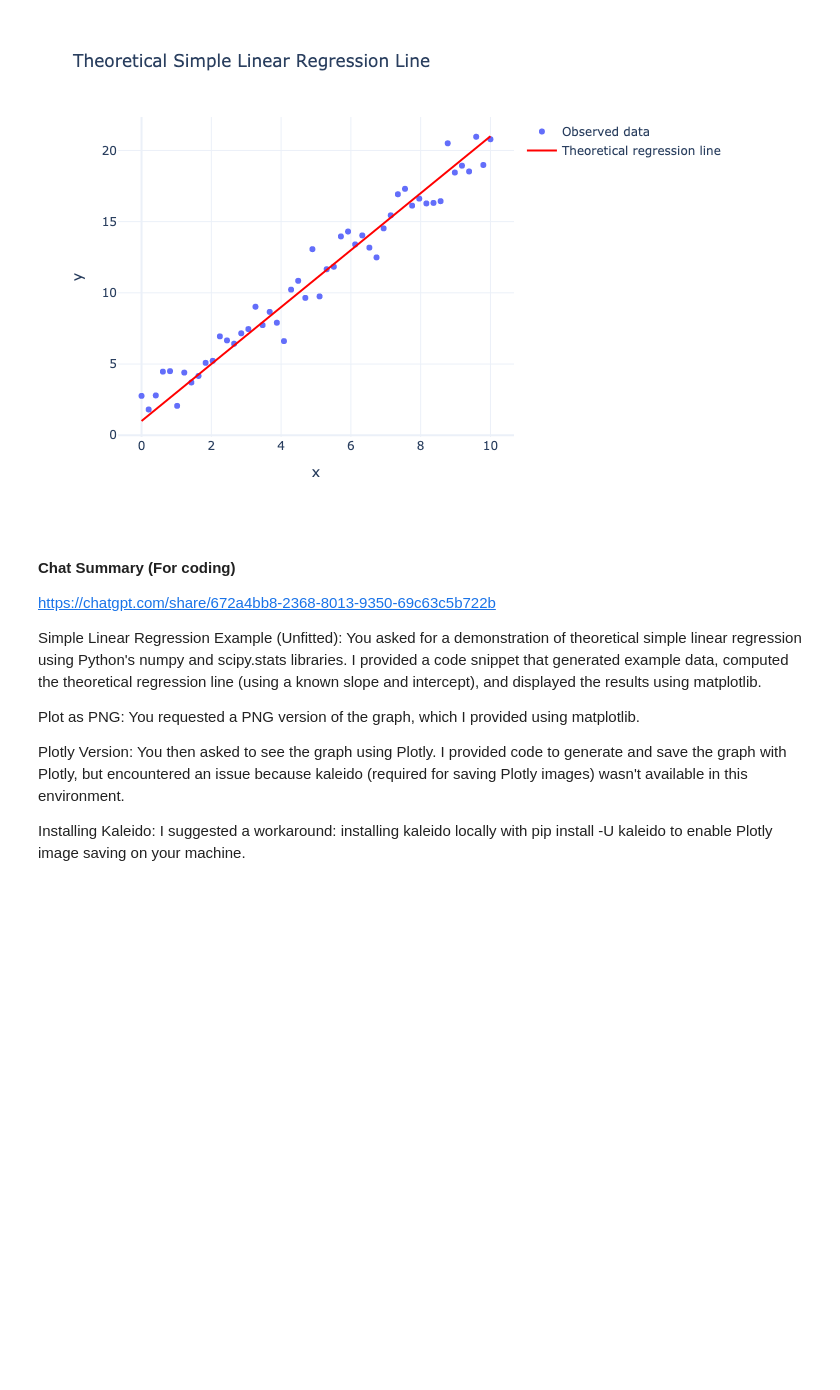
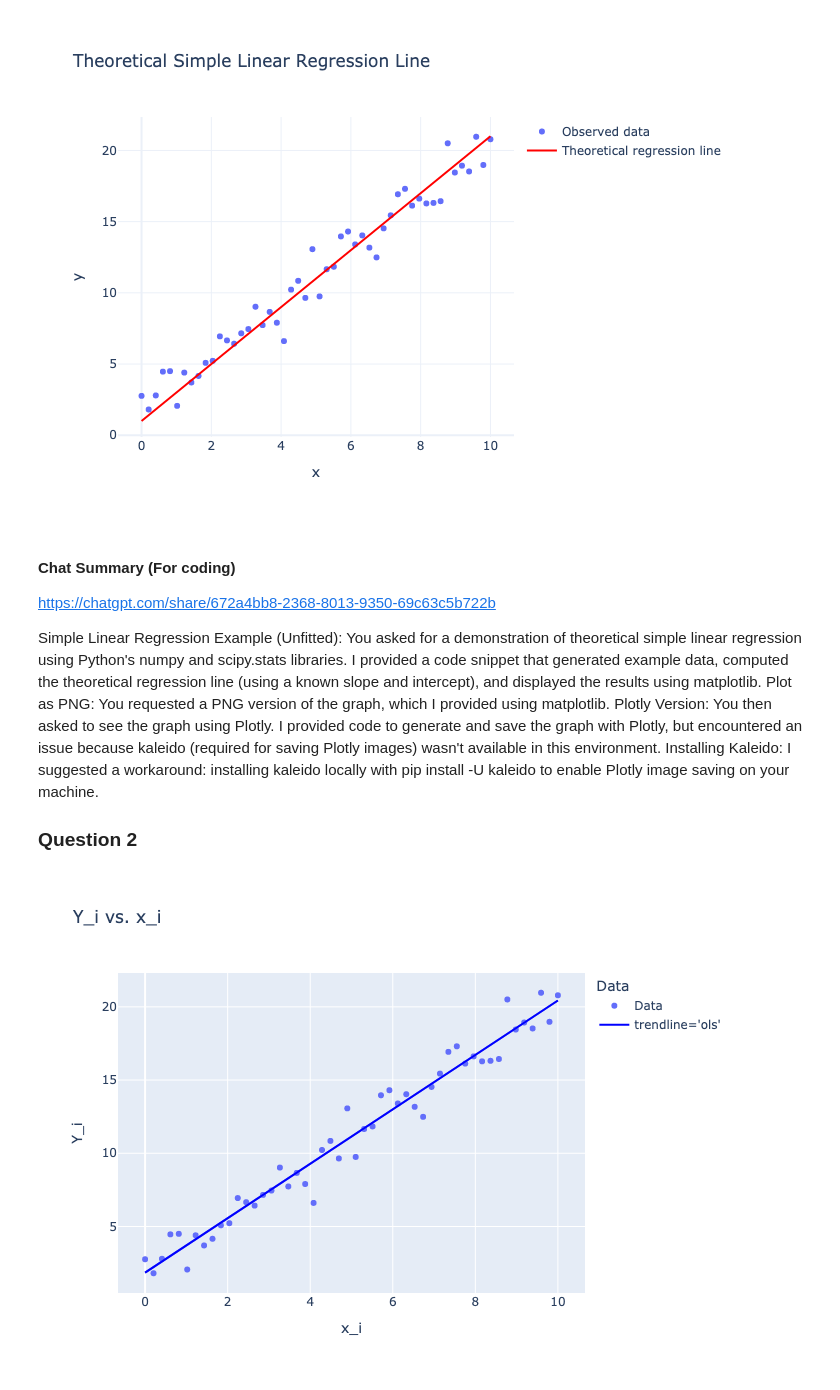
Before and after one commit to cesium132dot9/STA130, a Jupyter notebook: HW06.ipynb, the cells around one changed output. Cells and saved outputs as stored; diff of their text form; code cells hidden in the pictures; blank space fills up the shorter version.

Commit message:
question 2 finish

```diff
--- a/HW06.ipynb
+++ b/HW06.ipynb
@@ -50,10 +50,43 @@ fig.show(renderer="png")
 
 https://chatgpt.com/share/672a4bb8-2368-8013-9350-69c63c5b722b
 
-Simple Linear Regression Example (Unfitted): You asked for a demonstration of theoretical simple linear regression using Python's numpy and scipy.stats libraries. I provided a code snippet that generated example data, computed the theoretical regression line (using a known slope and intercept), and displayed the results using matplotlib.
+Simple Linear Regression Example (Unfitted): You asked for a demonstration of theoretical simple linear regression using Python's numpy and scipy.stats libraries. I provided a code snippet that generated example data, computed the theoretical regression line (using a known slope and intercept), and displayed the results using matplotlib. Plot as PNG: You requested a PNG version of the graph, which I provided using matplotlib. Plotly Version: You then asked to see the graph using Plotly. I provided code to generate and save the graph with Plotly, but encountered an issue because kaleido (required for saving Plotly images) wasn't available in this environment. Installing Kaleido: I suggested a workaround: installing kaleido locally with pip install -U kaleido to enable Plotly image saving on your machine.
 
-Plot as PNG: You requested a PNG version of the graph, which I provided using matplotlib.
-
-Plotly Version: You then asked to see the graph using Plotly. I provided code to generate and save the graph with Plotly, but encountered an issue because kaleido (required for saving Plotly images) wasn't available in this environment.
-
-Installing Kaleido: I suggested a workaround: installing kaleido locally with pip install -U kaleido to enable Plotly image saving on your machine.
+### Question 2
+# %%
+import pandas as pd
+import numpy as np
+import statsmodels.formula.api as smf
+
+# Generate some example data
+np.random.seed(0)  # For reproducibility
+x_i = np.linspace(0, 10, 50)  # Independent variable (predictor)
+beta1 = 2  # True slope of the theoretical regression line
+beta0 = 1  # True intercept of the theoretical regression line
+Y_i = x_i * beta1 + beta0 + np.random.normal(scale=1.0, size=x_i.shape)  # Dependent variable (response)
+
+df = pd.DataFrame({'x_i': x_i, 'Y_i': Y_i})
+# %%
+import statsmodels.formula.api as smf  # this is for smf.ols
+import plotly.express as px  # this is a ploting library
+
+model_data_specification = smf.ols("Y_i ~ x_i", data=df)  # calculating the ordinary least squares
+fitted_model = model_data_specification.fit()  # fitting the model to the data
+
+fitted_model.summary()  # shows a comprehensive summary of the ols regression
+fitted_model.summary().tables[1]  # only shows the coefficients of the model
+fitted_model.params  # returns the beta0 and beta1 values
+fitted_model.params.values  # returns beta0 and beta1 in an array, useful for calculations
+fitted_model.rsquared  # returns the R-squared value of the model
+
+df['Data'] = 'Data' # hack to add data to legend
+fig = px.scatter(df, x='x_i',  y='Y_i', color='Data',
+                 trendline='ols', title='Y_i vs. x_i')  # creates the scatter plot, and the ols trendline
+
+# This is essentially what above `trendline='ols'` does
+fig.add_scatter(x=df['x_i'], y=fitted_model.fittedvalues,
+                line=dict(color='blue'), name="trendline='ols'")
+
+fig.show(renderer="png")
+# %% [output]
+[figure, added]
```
Also changed, not shown: parts of 3 cells of this notebook.
